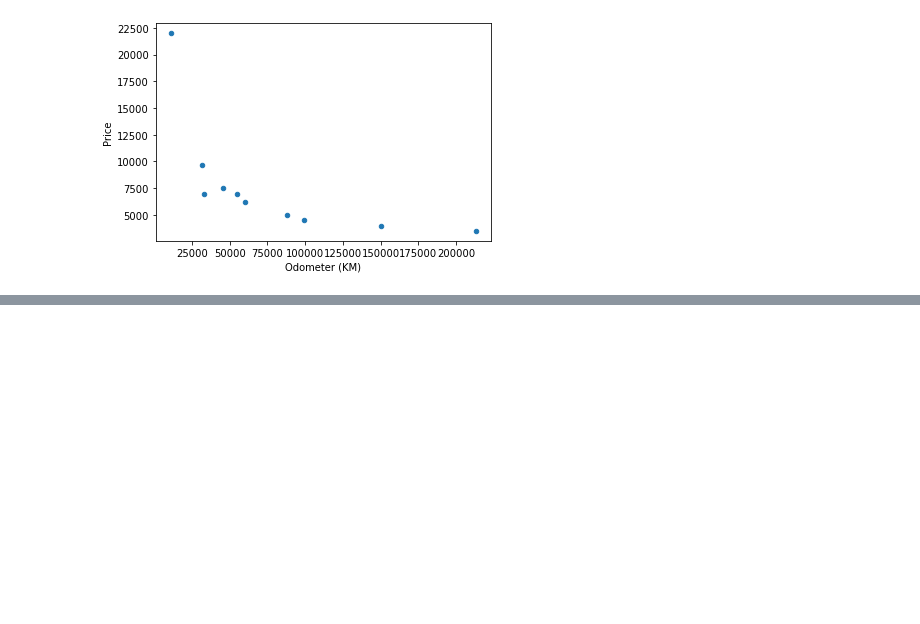
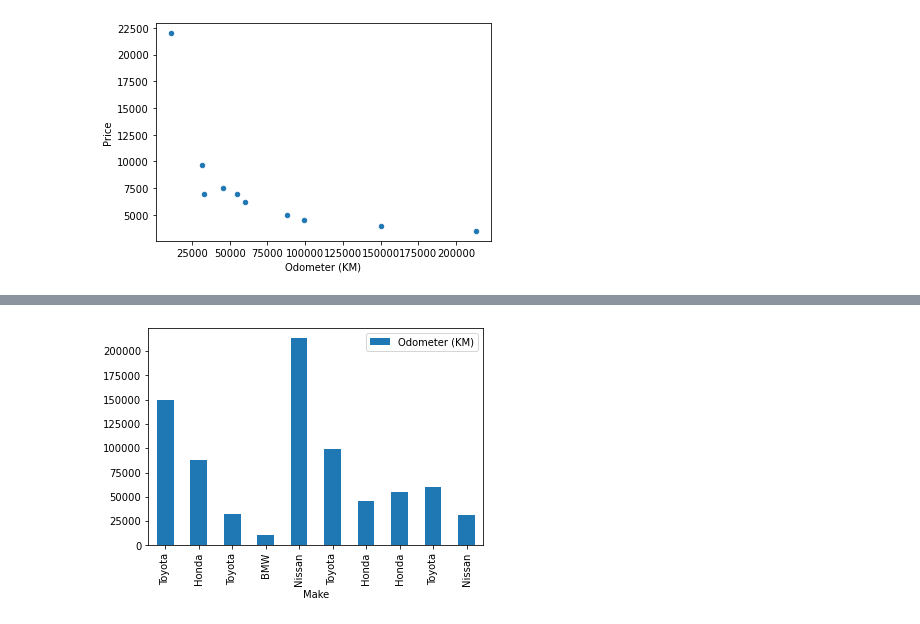
Before and after one commit to wloszynski/Zero-To-Mastery-Machine-Learning, a Jupyter notebook: sample_project/introduction-to-matplotlib.ipynb, the cells around one changed output, grey strips where cells are left out. Cells and saved outputs as stored; diff of their text form; code cells hidden in the pictures; blank space fills up the shorter version.

```diff
--- a/sample_project/introduction-to-matplotlib.ipynb
+++ b/sample_project/introduction-to-matplotlib.ipynb
@@ -259,0 +340,4 @@ car_sales.plot(x="Odometer (KM)", y="Price", kind="scatter")
+# %%
+car_sales.plot(x="Make", y="Odometer (KM)", kind="bar");
+# %% [output]
+[figure, added]
```
Also changed, not shown: parts of 45 cells of this notebook, 11 other files.
